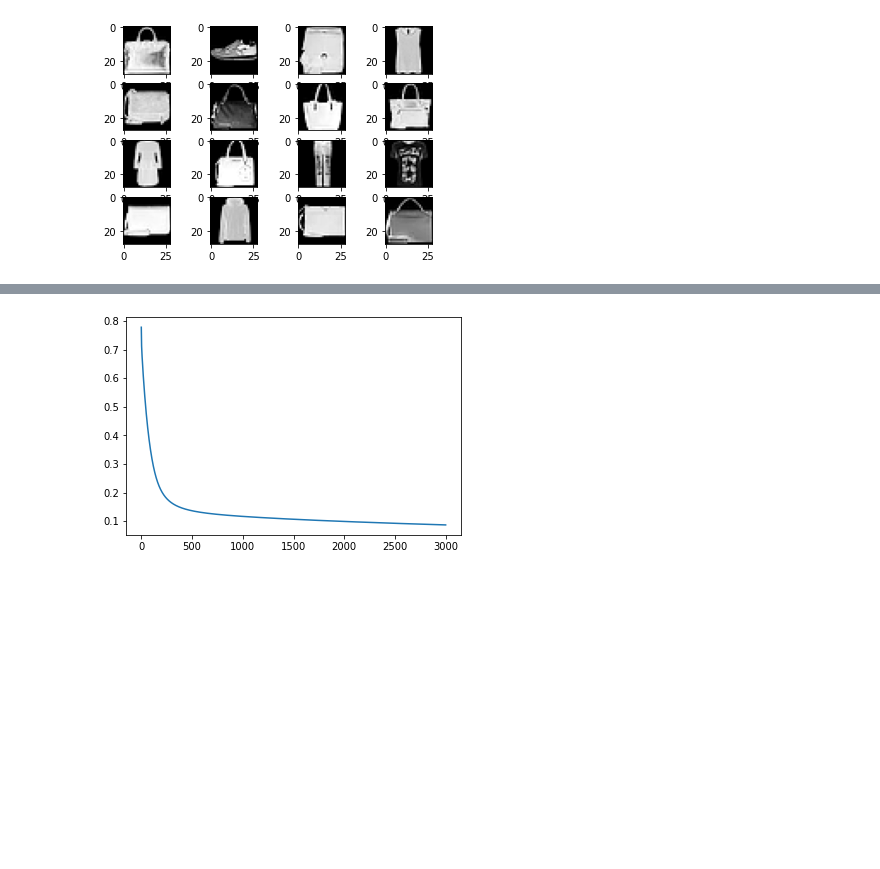
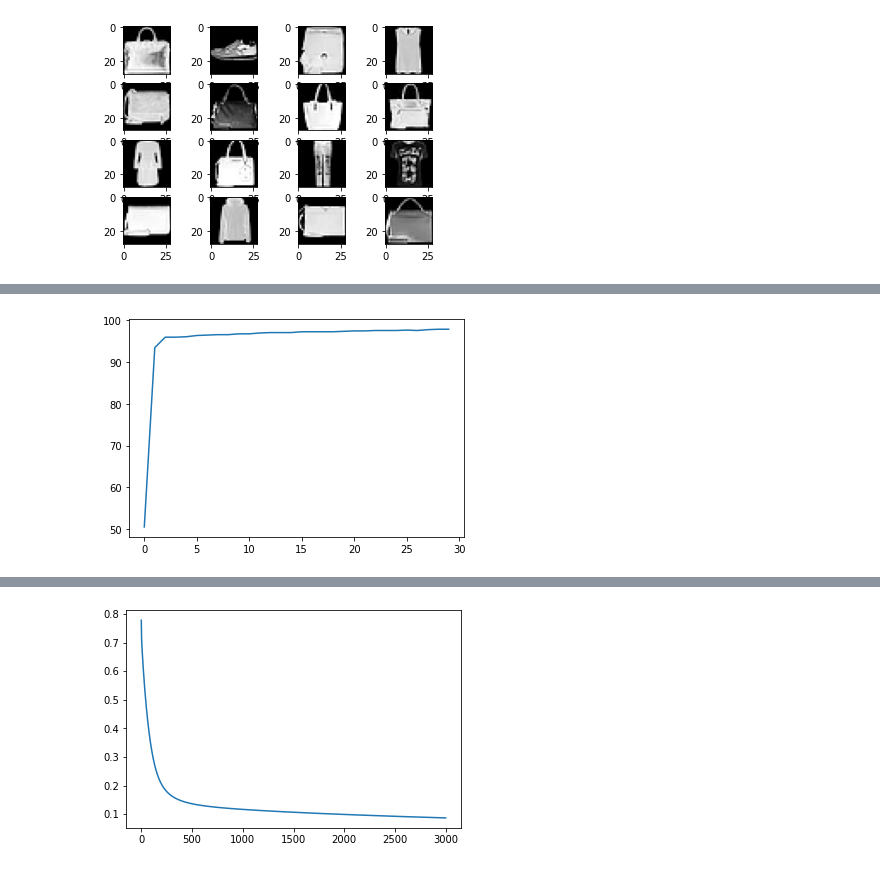
Before and after one commit to adamnpeace/comp90-cw1, a Jupyter notebook: q4/q4-adam-vectorized.ipynb, the cells around one changed output, grey strips where cells are left out. Saved outputs shown, nothing was run; the diff lists cells and outputs as text; code cells hidden in the pictures; blank space fills up the shorter version.

Commit message:
Accuracy working, ksenia loss not working

```diff
--- a/q4/q4-adam-vectorized.ipynb
+++ b/q4/q4-adam-vectorized.ipynb
@@ -124,3 +183,7 @@ Cost after iteration 2500: 0.092516
+# %%
+pltOne(nn.accuracy)
+# %% [output]
+[figure, added]
 # %%
 def get_loss(m):
     res = []
```
Also changed, not shown: parts of 9 cells of this notebook.
